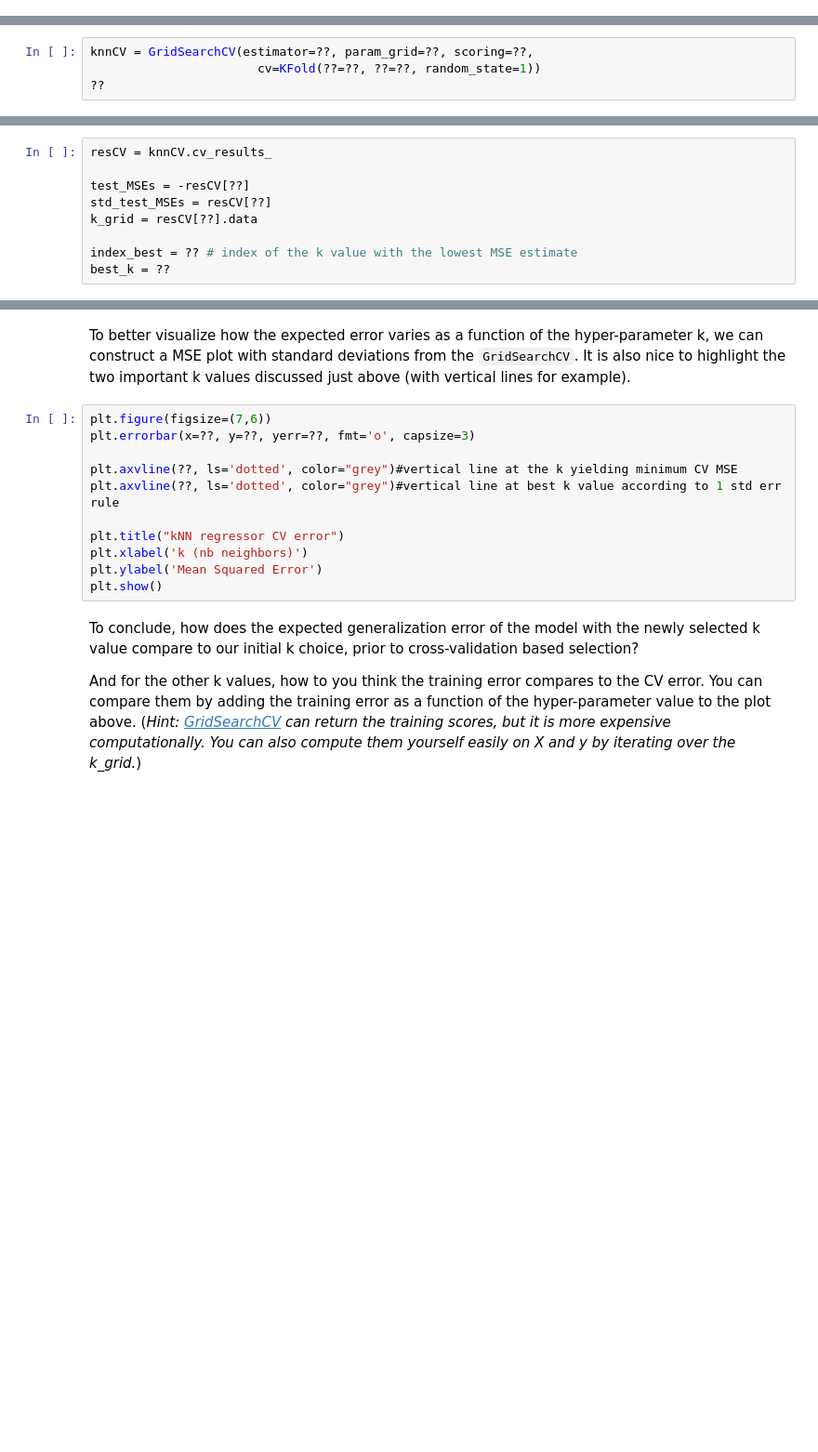
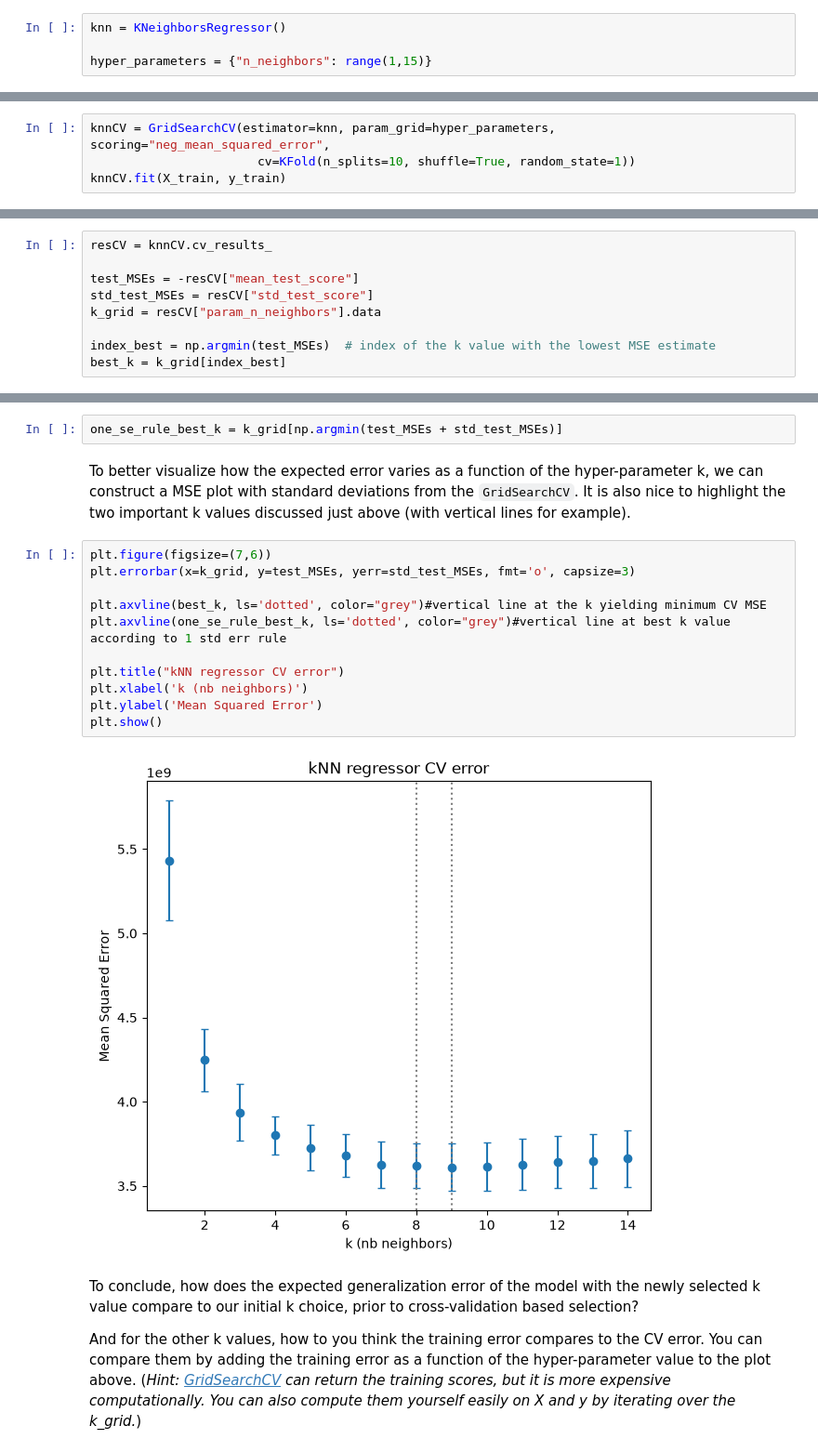
Before and after one commit to EdouarddDw/machine-learning, a Jupyter notebook: TPs/Exercise_03.ipynb, the cells around one changed output, grey strips where cells are left out. Shown at 93% size. Drawn from its saved outputs; the diff is of its cells as text; blank space fills up the shorter version.

```diff
--- a/TPs/Exercise_03.ipynb
+++ b/TPs/Exercise_03.ipynb
@@ -97,3 +151,7 @@ hyper_parameters = {"??" : ??}
+# %%
+knn = KNeighborsRegressor()
+
+hyper_parameters = {"n_neighbors": range(1,15)}
 # %% [markdown]
 Now perform the Grid-search with 10-fold cross-validation, to estimate the model's generalization error for the chosen grid of k values. Don't forget to shuffle the data for the fold split.
 
@@ -102,6 +160,6 @@ _Hint:_ `GridSearchCV` is an object, you need to instanciate it and fit it (like
 _Warning_: This might take a long time, depending on your computer.
 You can reduce the number of folds or the number of k values to try, if you want to speed it up.
 # %%
-knnCV = GridSearchCV(estimator=??, param_grid=??, scoring=??,
-                       cv=KFold(??=??, ??=??, random_state=1))
-??
+knnCV = GridSearchCV(estimator=knn, param_grid=hyper_parameters, scoring="neg_mean_squared_error",
+                       cv=KFold(n_splits=10, shuffle=True, random_state=1))
+knnCV.fit(X_train, y_train)
@@ -114,12 +197,12 @@ Now, using the `GridSearchCV` results that you inspected, extract the k value yi
 # %%
 resCV = knnCV.cv_results_
 
-test_MSEs = -resCV[??]
-std_test_MSEs = resCV[??]
-k_grid = resCV[??].data
+test_MSEs = -resCV["mean_test_score"]
+std_test_MSEs = resCV["std_test_score"]
+k_grid = resCV["param_n_neighbors"].data
 
-index_best = ?? # index of the k value with the lowest MSE estimate
-best_k = ??
+index_best = np.argmin(test_MSEs)  # index of the k value with the lowest MSE estimate
+best_k = k_grid[index_best]
 # %% [markdown]
 Now extract the more parsimonious k value obtained by the "one standard error rule" seen in class.
 
@@ -129,16 +210,20 @@ one_se_rule_best_k = ??
+# %%
+one_se_rule_best_k = k_grid[np.argmin(test_MSEs + std_test_MSEs)]
 # %% [markdown]
 To better visualize how the expected error varies as a function of the hyper-parameter k, we can construct a MSE plot with standard deviations from the `GridSearchCV`. It is also nice to highlight the two important k values discussed just above (with vertical lines for example).
 # %%
 plt.figure(figsize=(7,6))
-plt.errorbar(x=??, y=??, yerr=??, fmt='o', capsize=3)
+plt.errorbar(x=k_grid, y=test_MSEs, yerr=std_test_MSEs, fmt='o', capsize=3)
 
-plt.axvline(??, ls='dotted', color="grey")#vertical line at the k yielding minimum CV MSE
-plt.axvline(??, ls='dotted', color="grey")#vertical line at best k value according to 1 std err rule
+plt.axvline(best_k, ls='dotted', color="grey")#vertical line at the k yielding minimum CV MSE
+plt.axvline(one_se_rule_best_k, ls='dotted', color="grey")#vertical line at best k value according to 1 std err rule
 
 plt.title("kNN regressor CV error")
 plt.xlabel('k (nb neighbors)')
 plt.ylabel('Mean Squared Error')
 plt.show()
+# %% [output]
+[figure, added]
 # %% [markdown]
 To conclude, how does the expected generalization error of the model with the newly selected k value compare to our initial k choice, prior to cross-validation based selection?
 
```
Also changed, not shown: parts of 34 cells of this notebook, 1 other file.
